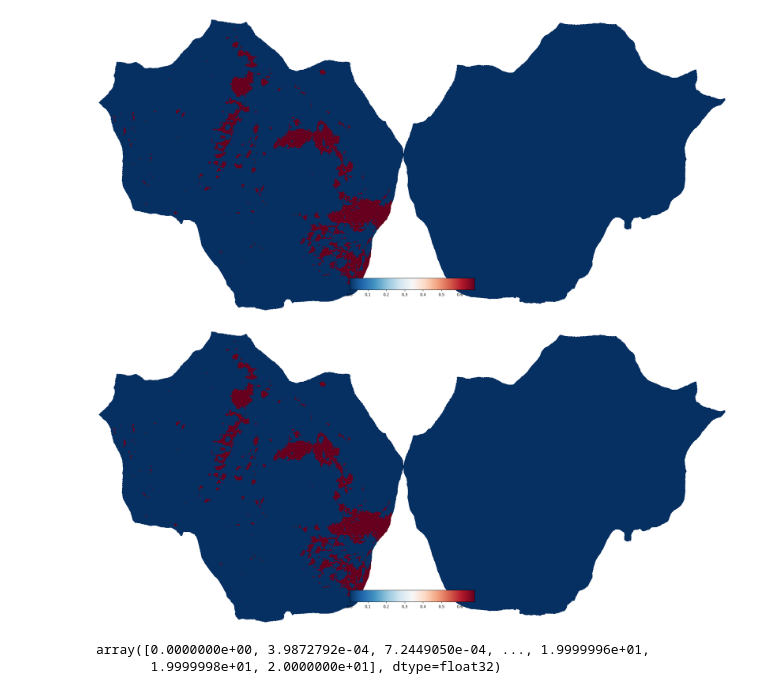
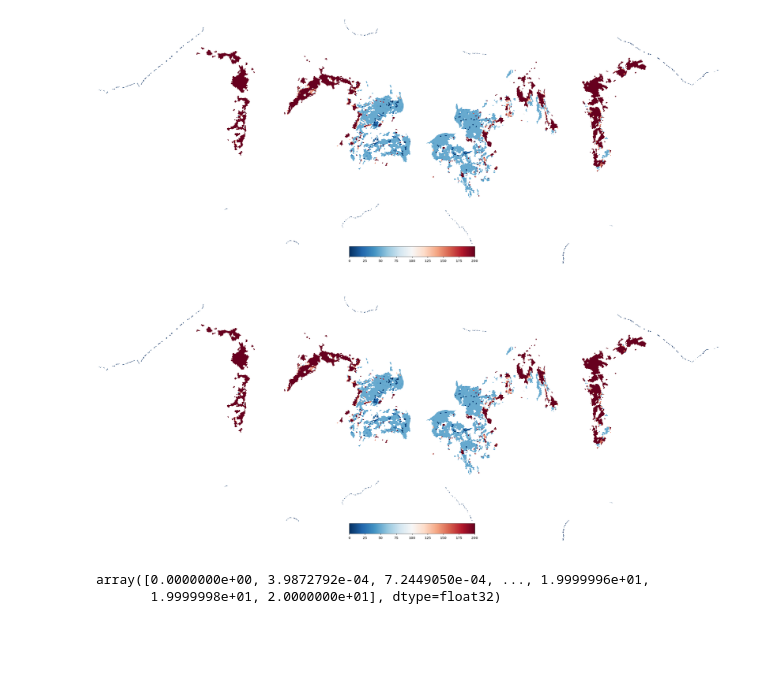
Before and after one commit to mszinte/pRF_analysis, a Jupyter notebook: nCSF/postproc/nCSF/dev/Untitled.ipynb, the cells around one changed output. Saved outputs shown, nothing was run; the diff lists cells and outputs as text; code cells hidden in the pictures; blank space fills up the shorter version.

Commit message:
working on nCSF fit and WTA figure

```diff
--- a/nCSF/postproc/nCSF/dev/Untitled.ipynb
+++ b/nCSF/postproc/nCSF/dev/Untitled.ipynb
@@ -13,9 +13,10 @@ from pycortex_utils import load_surface_pycortex, set_pycortex_config_file, draw
 main_dir = '/Users/uriel/disks/meso_shared'
 project_dir = 'nCSF'
 subject = 'sub-01'
+pycortex_subject = 'sub-hcp1.6mm'
 nCSF_ses = 'ses-01'
 nCSF_task_name = 'nCSF'
-format_ = 'fsnative'
+format_ = '170k'
 TR = 1.6
 n_jobs = 32
 # %%
@@ -23,4 +24,5 @@ n_jobs = 32
 cortex_dir = "{}/{}/derivatives/pp_data/cortex".format(main_dir, project_dir)
 set_pycortex_config_file(cortex_dir)
 # %%
-ncsf_img_param, ncsf_data_param = load_surface('/Users/uriel/Downloads/nCSF_params.func.gii')
+results = load_surface_pycortex(brain_fn='/Users/uriel/disks/meso_shared/nCSF/derivatives/pp_data/sub-01/170k/ncsf/fit/sub-01_task-nCSF_fmriprep_dct_z-score_avg_ncsf_fit.dtseries.nii')
+ncsf_data_param = results['data_concat']
@@ -27,10 +32,10 @@ ncsf_img_param, ncsf_data_param = load_surface('/Users/uriel/Downloads/nCSF_para
 # %%
-vertex_data = cortex.Vertex(ncsf_data_param[3,:].T, subject)
+vertex_data = cortex.Vertex(ncsf_data_param[2,:].T, pycortex_subject)
 
 cortex.quickshow(vertex_data, with_colorbar=True)
 # %% [output]
-[figure, old version]
+[figure, new version]
-[figure, old version]
+[figure, new version]
 # %%
 import numpy as np
 np.unique(ncsf_data_param[1,:].T)
```
Also changed, not shown: parts of 1 cell of this notebook, 12 other files.
